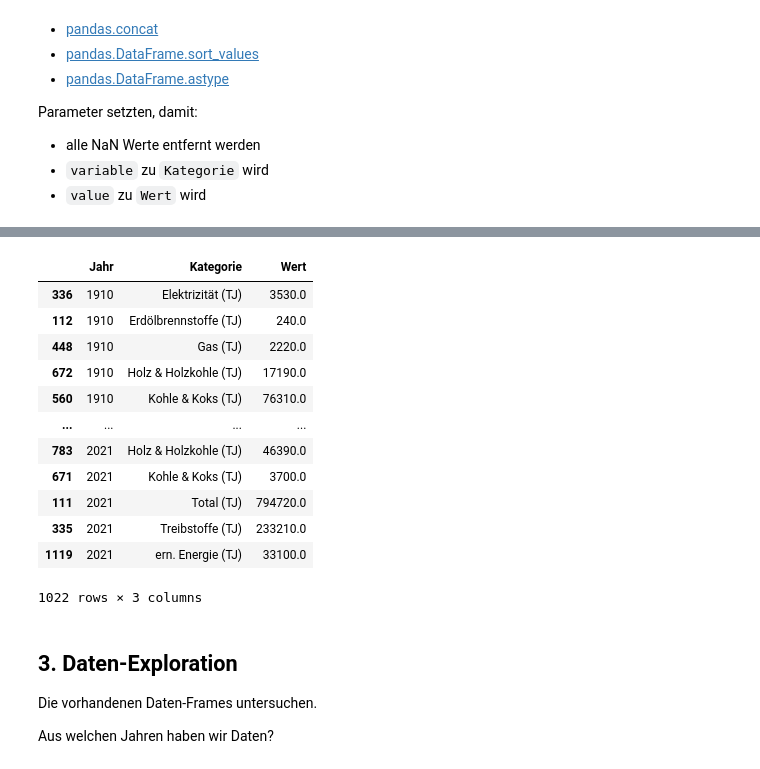
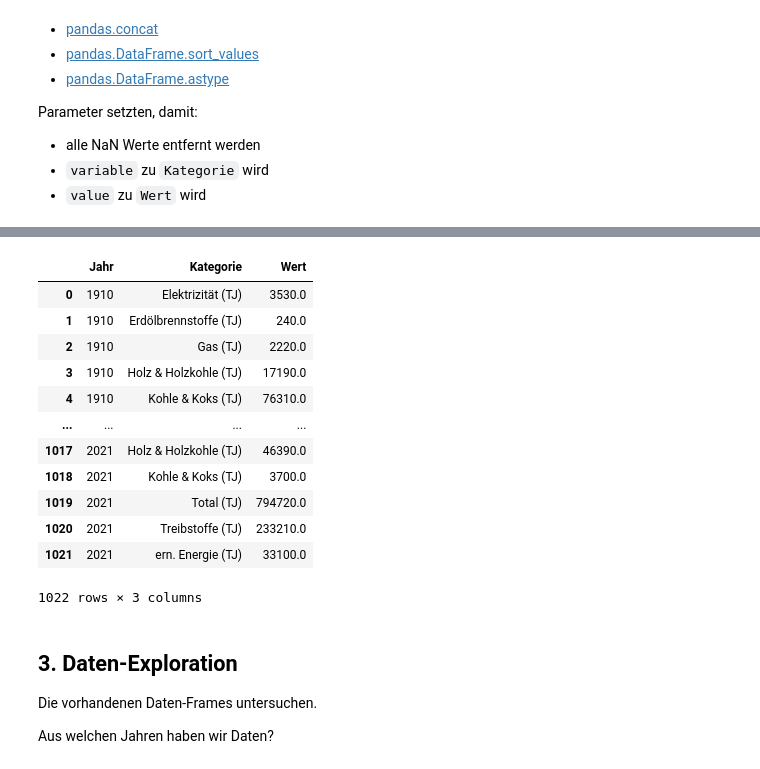
Before and after one commit to marco-weber/BMLD-2022-Informatik-Leistungsnachweis, a Jupyter notebook: Leistungsnachweisname_FilipaWeber_AnnaHasenfratz_EnyaJossen.ipynb, the cells around one changed output, grey strips where cells are left out. Saved outputs shown, nothing was run; the diff lists cells and outputs as text; code cells hidden in the pictures.

```diff
--- a/Leistungsnachweisname_FilipaWeber_AnnaHasenfratz_EnyaJossen.ipynb
+++ b/Leistungsnachweisname_FilipaWeber_AnnaHasenfratz_EnyaJossen.ipynb
@@ -149,6 +149,7 @@ Parameter setzten, damit:
 df_energy_long = df_energy.melt(id_vars=["Jahr"],var_name="Kategorie",value_name="Wert").dropna()
 df_energy_long = df_energy_long.astype({"Jahr": "int32"}) # force year to be an integer
 df_energy_long = df_energy_long.sort_values(by=["Jahr", "Kategorie"]) # both categories asc (default)
+df_energy_long = df_energy_long.reset_index().drop(columns="index") # reset index and drop old index
 df_energy_long.head(15) # check if it works
 # %% [output]
 |  | Jahr | Kategorie | Wert |
@@ -173,6 +174,7 @@ df_transport_long = df_transport.melt(id_vars=["Kategorie"],var_name="Jahr",valu
 df_transport_long = df_transport_long[["Jahr", "Kategorie", "Wert"]] # reorder columns
 df_transport_long = df_transport_long.astype({"Jahr": "int32"}) # force year to be an integer
 df_transport_long = df_transport_long.sort_values(by=["Jahr", "Kategorie"]) # both categories asc (default)
+df_transport_long = df_transport_long.reset_index().drop(columns="index") # reset index and drop old index
 df_transport_long.head(19) # check if it works
 # %% [output]
 |  | Jahr | Kategorie | Wert |
@@ -195,20 +197,21 @@ df_transport_long.head(19) # check if it works
 # %%
 df_full = pd.concat([df_energy_long, df_transport_long])
 df_full = df_full.sort_values(by=["Jahr", "Kategorie"])
+df_full = df_full.reset_index().drop(columns="index") # reset index and drop old index
 df_full
 # %% [output]
 |  | Jahr | Kategorie | Wert |
-| 336 | 1910 | Elektrizität (TJ) | 3530.0 |
-| 112 | 1910 | Erdölbrennstoffe (TJ) | 240.0 |
-| 448 | 1910 | Gas (TJ) | 2220.0 |
-| 672 | 1910 | Holz & Holzkohle (TJ) | 17190.0 |
-| 560 | 1910 | Kohle & Koks (TJ) | 76310.0 |
+| 0 | 1910 | Elektrizität (TJ) | 3530.0 |
+| 1 | 1910 | Erdölbrennstoffe (TJ) | 240.0 |
+| 2 | 1910 | Gas (TJ) | 2220.0 |
+| 3 | 1910 | Holz & Holzkohle (TJ) | 17190.0 |
+| 4 | 1910 | Kohle & Koks (TJ) | 76310.0 |
 | ... | ... | ... | ... |
-| 783 | 2021 | Holz & Holzkohle (TJ) | 46390.0 |
-| 671 | 2021 | Kohle & Koks (TJ) | 3700.0 |
-| 111 | 2021 | Total (TJ) | 794720.0 |
-| 335 | 2021 | Treibstoffe (TJ) | 233210.0 |
-| 1119 | 2021 | ern. Energie (TJ) | 33100.0 |
+| 1017 | 2021 | Holz & Holzkohle (TJ) | 46390.0 |
+| 1018 | 2021 | Kohle & Koks (TJ) | 3700.0 |
+| 1019 | 2021 | Total (TJ) | 794720.0 |
+| 1020 | 2021 | Treibstoffe (TJ) | 233210.0 |
+| 1021 | 2021 | ern. Energie (TJ) | 33100.0 |
 1022 rows × 3 columns
 # %% [markdown]
 ## 3. Daten-Exploration
```
Also changed, not shown: parts of 5 cells of this notebook.
